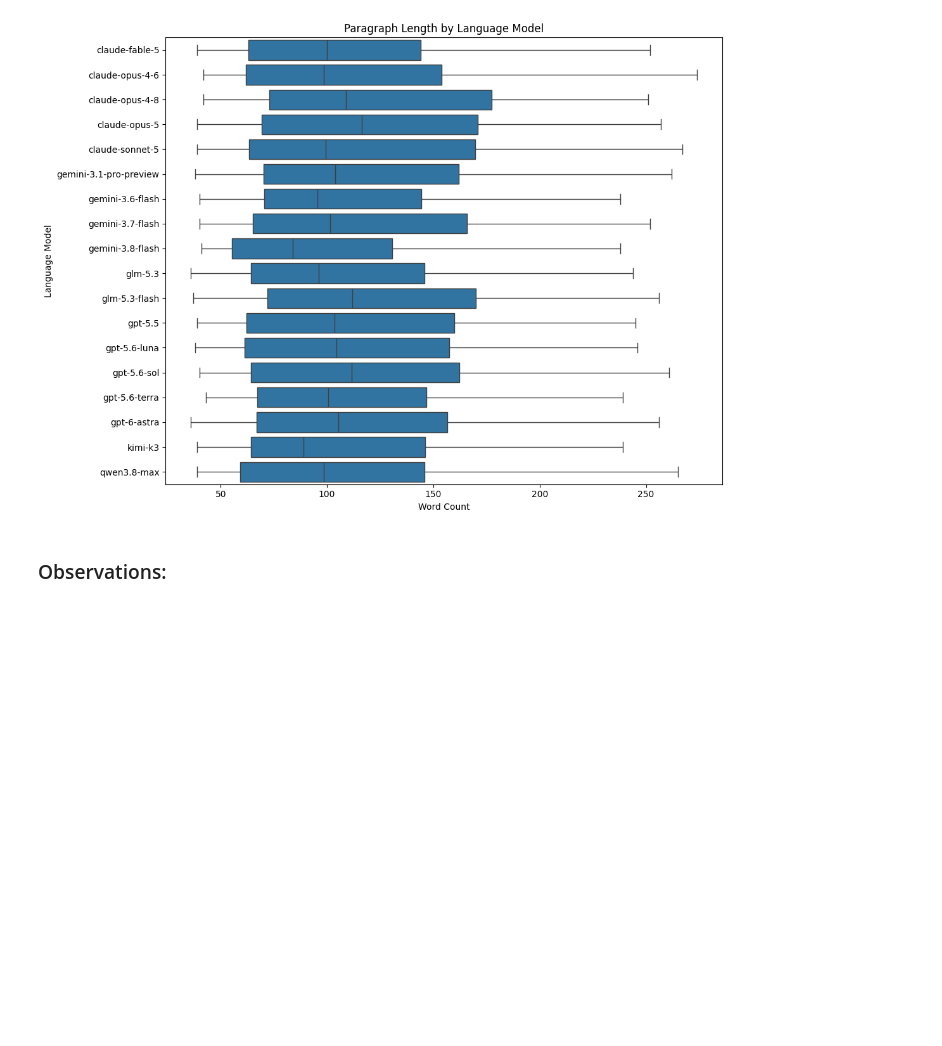
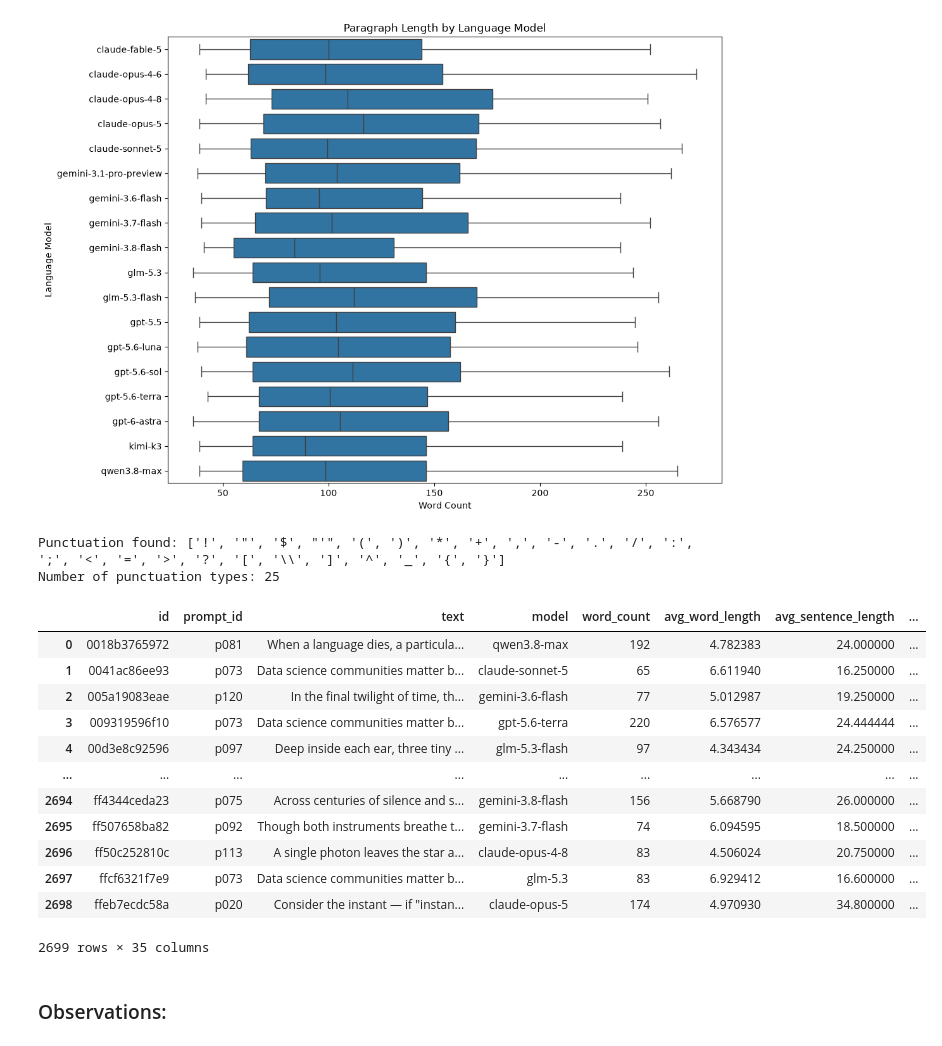
Before and after one commit to FredWltr/NameThatLLM, a Jupyter notebook: NameThatLLM.ipynb, the cells around one changed output. Cells and saved outputs as stored; diff of their text form; code cells hidden in the pictures; blank space fills up the shorter version.

```diff
--- a/NameThatLLM.ipynb
+++ b/NameThatLLM.ipynb
@@ -145,2 +186,52 @@ plt.show()
+# %%
+data['punctuation_count'] = data['text'].fillna('').apply(
+    lambda x: sum(1 for char in str(x) if char in string.punctuation)
+)
+# %%
+def count_symbols(text):
+    return sum(
+        1 for char in str(text)
+        if unicodedata.category(char)[0] == 'S'
+    )
+
+data['symbol_count'] = data['text'].fillna('').apply(count_symbols)
+# %%
+# Combine all text into one string
+all_text = data['text'].fillna('').astype(str).str.cat(sep='')
+
+# Keep only punctuation marks that appear at least once
+punctuation_list = [
+    p for p in string.punctuation
+    if p in all_text
+]
+
+print("Punctuation found:", punctuation_list)
+print("Number of punctuation types:", len(punctuation_list))
+# %% [output]
+Punctuation found: ['!', '"', '$', "'", '(', ')', '*', '+', ',', '-', '.', '/', ':', ';', '<', '=', '>', '?', '[', '\\', ']', '^', '_', '{', '}']
+Number of punctuation types: 25
+# %%
+for p in punctuation_list:
+    count = data['text'].fillna('').apply(
+        lambda x: str(x).count(p)
+    )
+
+    data[f'ratio_{p}'] = (count / data['punctuation_count'])
+# %%
+data
+# %% [output]
+|  | id | prompt_id | text | model | word_count | avg_word_length | avg_sentence_length | ... |
+| 0 | 0018b3765972 | p081 | When a language dies, a particula... | qwen3.8-max | 192 | 4.782383 | 24.000000 | ... |
+| 1 | 0041ac86ee93 | p073 | Data science communities matter b... | claude-sonnet-5 | 65 | 6.611940 | 16.250000 | ... |
+| 2 | 005a19083eae | p120 | In the final twilight of time, th... | gemini-3.6-flash | 77 | 5.012987 | 19.250000 | ... |
+| 3 | 009319596f10 | p073 | Data science communities matter b... | gpt-5.6-terra | 220 | 6.576577 | 24.444444 | ... |
+| 4 | 00d3e8c92596 | p097 | Deep inside each ear, three tiny ... | glm-5.3-flash | 97 | 4.343434 | 24.250000 | ... |
+| ... | ... | ... | ... | ... | ... | ... | ... | ... |
+| 2694 | ff4344ceda23 | p075 | Across centuries of silence and s... | gemini-3.8-flash | 156 | 5.668790 | 26.000000 | ... |
+| 2695 | ff507658ba82 | p092 | Though both instruments breathe t... | gemini-3.7-flash | 74 | 6.094595 | 18.500000 | ... |
+| 2696 | ff50c252810c | p113 | A single photon leaves the star a... | claude-opus-4-8 | 83 | 4.506024 | 20.750000 | ... |
+| 2697 | ffcf6321f7e9 | p073 | Data science communities matter b... | glm-5.3 | 83 | 6.929412 | 16.600000 | ... |
+| 2698 | ffeb7ecdc58a | p020 | Consider the instant — if "instan... | claude-opus-5 | 174 | 4.970930 | 34.800000 | ... |
+2699 rows × 35 columns
 # %% [markdown]
 ### Observations:
```
Also changed, not shown: parts of 10 cells of this notebook.
